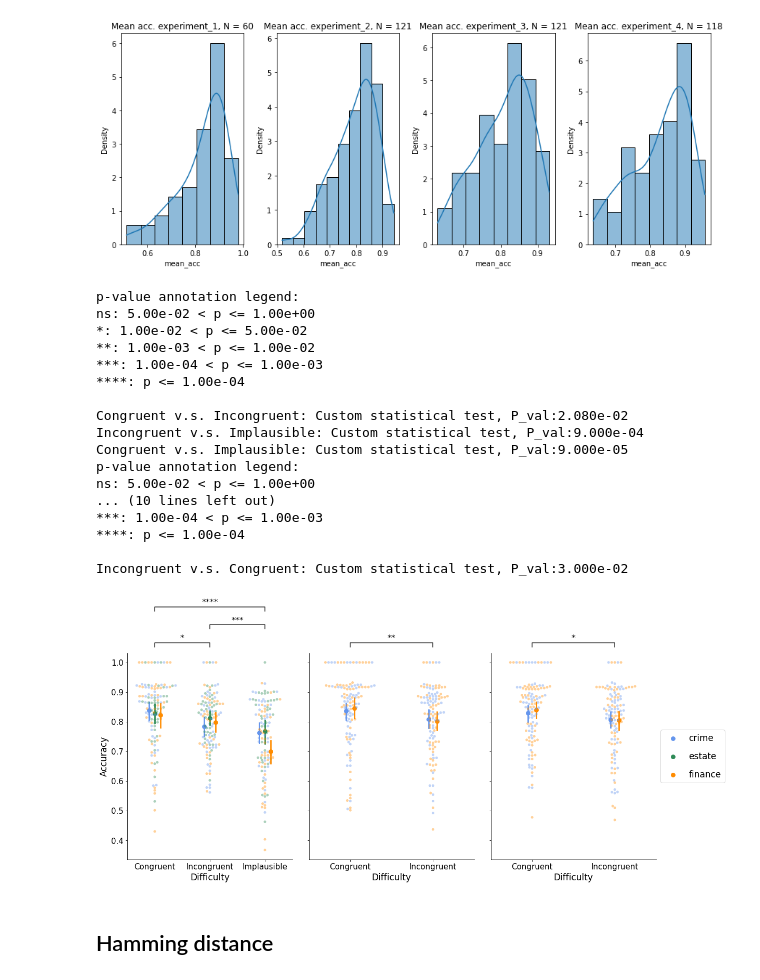
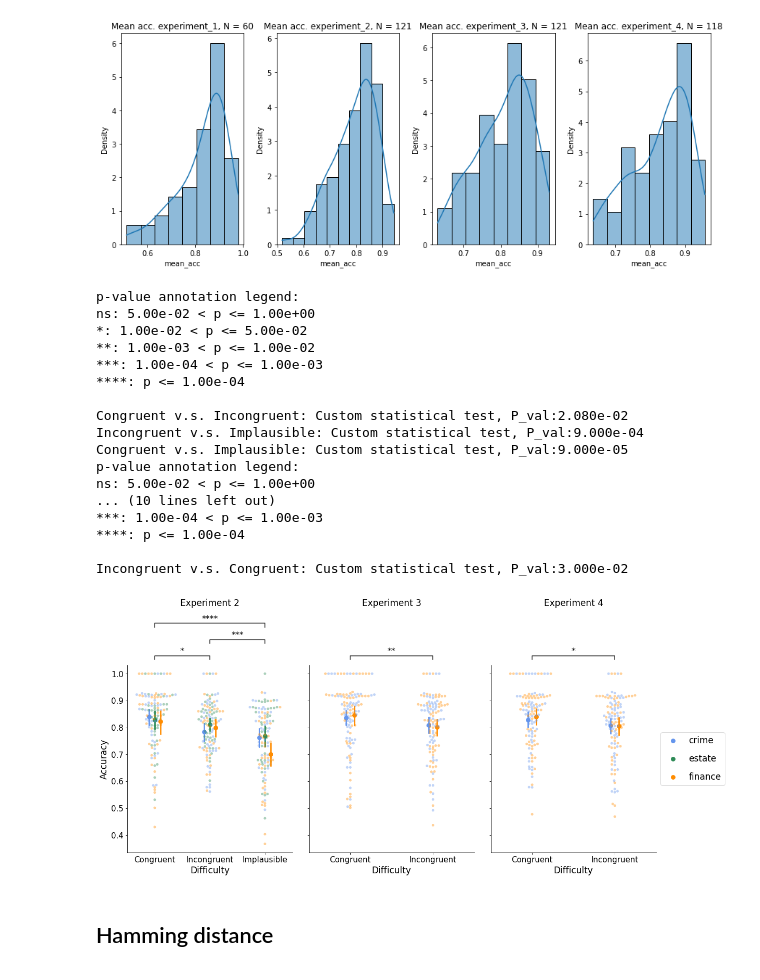
Before and after one commit to Vbtesh/less_is_more_continuous_time_active_learning, a Jupyter notebook: behavioural_analysis.ipynb, the cells around one changed output. Saved outputs shown, nothing was run; the diff lists cells and outputs as text; code cells hidden in the pictures.

```diff
--- a/behavioural_analysis.ipynb
+++ b/behavioural_analysis.ipynb
@@ -312,6 +312,7 @@ axs[0].legend([], [],frameon=False)
 
 plt.setp(axs[0].get_yticklabels(), fontsize=15)
 plt.setp(axs[0].get_xticklabels(), fontsize=15)
+axs[0].set_title('Experiment 2', fontsize=17, y=1.3)
 
 ### EXPERIMETN 3
 df_long_3.difficulty = df_long_3.difficulty.replace([1, 2], ['Congruent', 'Incongruent'])
@@ -336,6 +337,7 @@ axs[1].legend([], [] ,frameon=False)
 
 plt.setp(axs[1].get_yticklabels(), fontsize=15)
 plt.setp(axs[1].get_xticklabels(), fontsize=15)
+axs[1].set_title('Experiment 3', fontsize=17, y=1.3)
 
 ### EXPERIMETN 4
 df_long_4.difficulty = df_long_4.difficulty.replace([1, 2], ['Congruent', 'Incongruent'])
@@ -357,34 +359,35 @@ axs[2].set_ylabel('')
 axs[2].set_xlabel('Difficulty', fontsize=17)
 #fig.suptitle('Difference in accuracy between difficulty conditions', fontsize=16)
 
 #handles, labels = axs[1].get_legend_handles_labels()
 axs[2].legend(handles[0:3], labels[0:3], labelspacing=1, loc=6, bbox_to_anchor=(1, 0.5), fontsize=17)
 
 plt.setp(axs[2].get_yticklabels(), fontsize=15)
 plt.setp(axs[2].get_xticklabels(), fontsize=15)
+axs[2].set_title('Experiment 4', fontsize=17, y=1.3)
 
 plt.tight_layout()
 plt.subplots_adjust(wspace = 0.1)
 plt.savefig('./plots/lmer_parts.pdf')
 # %% [output]
 p-value annotation legend:
 ns: 5.00e-02 < p <= 1.00e+00
 *: 1.00e-02 < p <= 5.00e-02
 **: 1.00e-03 < p <= 1.00e-02
 ***: 1.00e-04 < p <= 1.00e-03
 ****: p <= 1.00e-04
 
 Congruent v.s. Incongruent: Custom statistical test, P_val:2.080e-02
 Incongruent v.s. Implausible: Custom statistical test, P_val:9.000e-04
 Congruent v.s. Implausible: Custom statistical test, P_val:9.000e-05
 p-value annotation legend:
 ns: 5.00e-02 < p <= 1.00e+00
 ... (10 lines left out)
 ***: 1.00e-04 < p <= 1.00e-03
 ****: p <= 1.00e-04
 
 Incongruent v.s. Congruent: Custom statistical test, P_val:3.000e-02
-[figure, old version]
+[figure, new version]
 # %% [markdown]
 ## Hamming distance
 # %%
```
Also changed, not shown: 11 other files.
